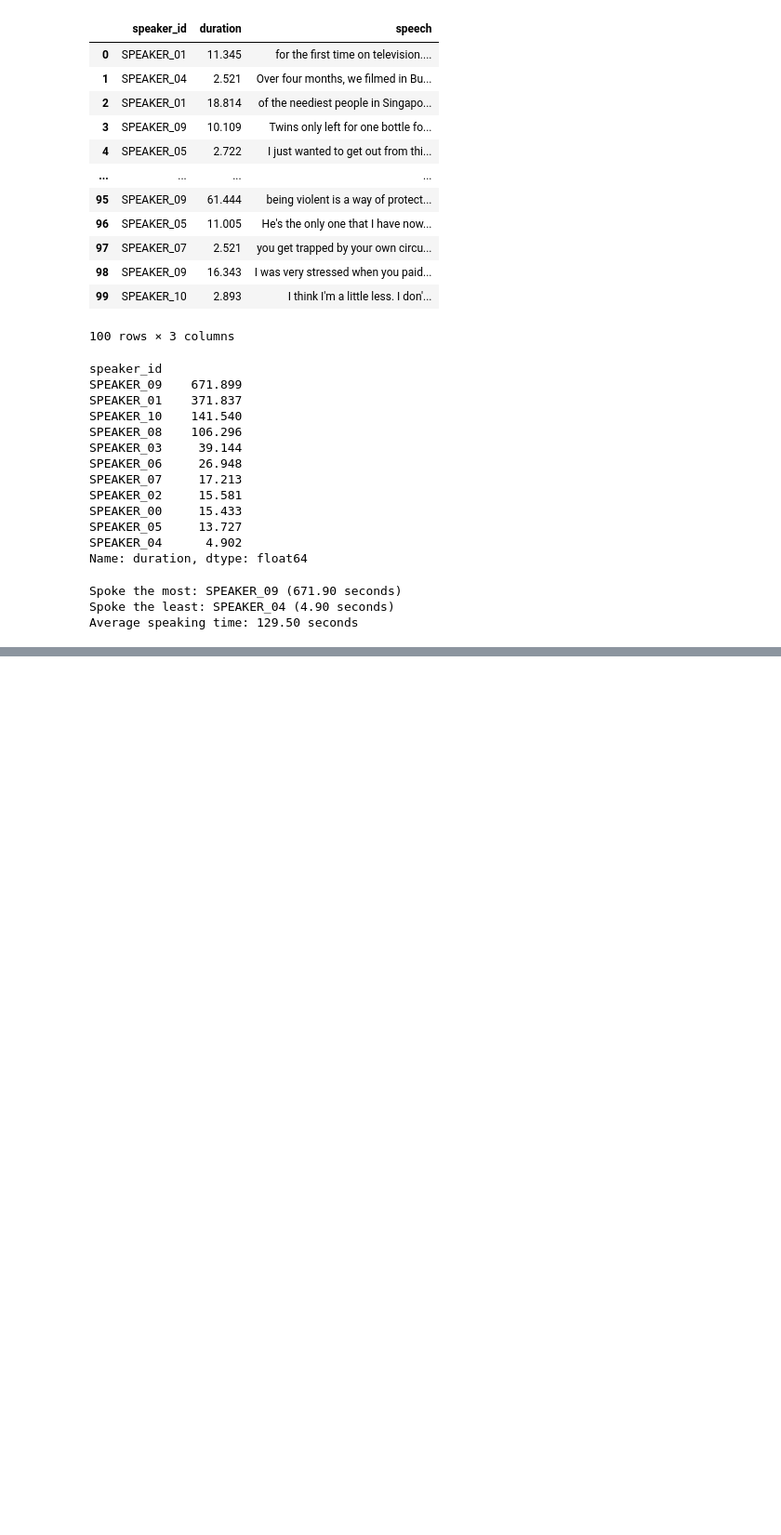
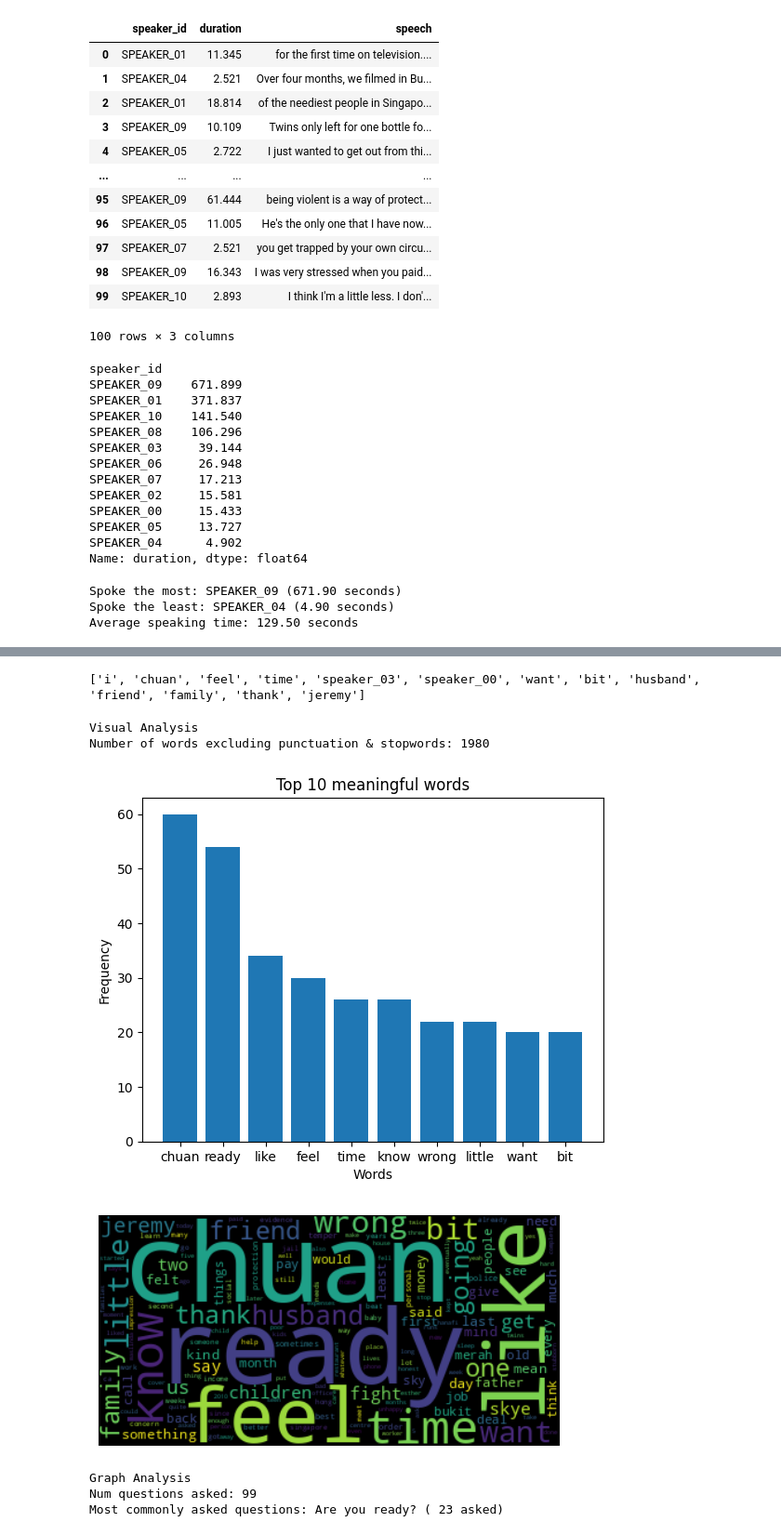
Before and after one commit to youthfulsquirrel/Convo2Calendar, a Jupyter notebook: scripts/whisperx.ipynb, the cells around one changed output, grey strips where cells are left out. Shown: that part at 93% size. Cells and saved outputs as stored; diff of their text form; code cells hidden in the pictures; blank space fills up the shorter version.

```diff
--- a/scripts/whisperx.ipynb
+++ b/scripts/whisperx.ipynb
@@ -26,7 +26,7 @@ with open(r'../keys/hugging_face.txt', 'r') as fp:
 
 language = 'en'
 device = "cuda"
-audio_file = "../sample_audio/cna_sg_23min.mp3"
+audio_file = "../sample_audio/sg_parliament_20min.mp3"
 batch_size = 16 # reduce if low on GPU mem
 compute_type = "float16" # change to "int8" if low on GPU mem (may reduce accuracy)
 
@@ -67,7 +67,7 @@ def whisperx_transcribe(audio_file):
     return result
 # %%
 result = whisperx_transcribe(audio_file)
-for segment in result['segments']:
-    for word in segment['words']:
-        print(word)
+# for segment in result['segments']:
+#     for word in segment['words']:
+#         print(word)
 # %% [output]
@@ -219,0 +245,52 @@ print(meta_data)
+# %%
+from nltk.corpus import wordnet
+
+# Define noun tags based on NLTK's tagset
+NOUN_TAGS = ['NN', 'NNS', 'NNP', 'NNPS']  # Common noun tags (singular, plural, proper singular, proper plural)
+words = nltk.tokenize.word_tokenize(text)
+words = [word.lower() for word in words if word not in stopwords.words('english')]
+# Filter most frequent nouns
+fdist = nltk.FreqDist(words)
+most_freq_nouns = [w for w, c in fdist.most_common(40)
+                   if nltk.pos_tag([w])[0][1] in NOUN_TAGS]
+
+print(most_freq_nouns) # not very useful
+# %% [output]
+['i', 'chuan', 'feel', 'time', 'speaker_03', 'speaker_00', 'want', 'bit', 'husband', 'friend', 'family', 'thank', 'jeremy']
+# %%
+# Visual Analysis
+print("Visual Analysis")
+# Number of words excluding punctuation & stopwords
+filtered_words_no_punct = [word for word in all_words if word.isalnum()]
+num_words_no_punct = len(filtered_words_no_punct)
+print("Number of words excluding punctuation & stopwords:", num_words_no_punct)
+# Visual frequency chart of top 10 meaningful words (use matplotlib)
+top_words = word_freq.most_common(10)
+plt.bar(range(len(top_words)), [freq for word, freq in top_words], align='center')
+plt.xticks(range(len(top_words)), [word for word, freq in top_words])
+plt.xlabel('Words')
+plt.ylabel('Frequency')
+plt.title('Top 10 meaningful words')
+plt.show()
+# Visual word cloud of most meaningful used words
+plt.imshow(wordcloud, interpolation='bilinear')
+plt.axis("off")
+plt.show()
+
+# Graph Analysis
+print("Graph Analysis")
+num_questions_asked = sum(1 for sentence in sentences if '?' in sentence)
+print("Num questions asked:", num_questions_asked)
+speaker_questions = Counter([line.split(":")[0].strip() for line in sentences if '?' in line])
+speaker_answers = Counter([line.split(":")[0].strip() for line in sentences if '?' not in line and line.strip() != ''])
+most_questions_asked = max(speaker_questions, key=speaker_questions.get)
+most_answers_given = max(speaker_answers, key=speaker_answers.get)
+print("Most commonly asked questions:", most_questions_asked, "(", speaker_questions[most_questions_asked], "asked)")
+# %% [output]
+Visual Analysis
+Number of words excluding punctuation & stopwords: 1980
+[figure, added]
+[figure, added]
+Graph Analysis
+Num questions asked: 99
+Most commonly asked questions: Are you ready? ( 23 asked)
```
Also changed, not shown: parts of 3 cells of this notebook, 1 other file.
